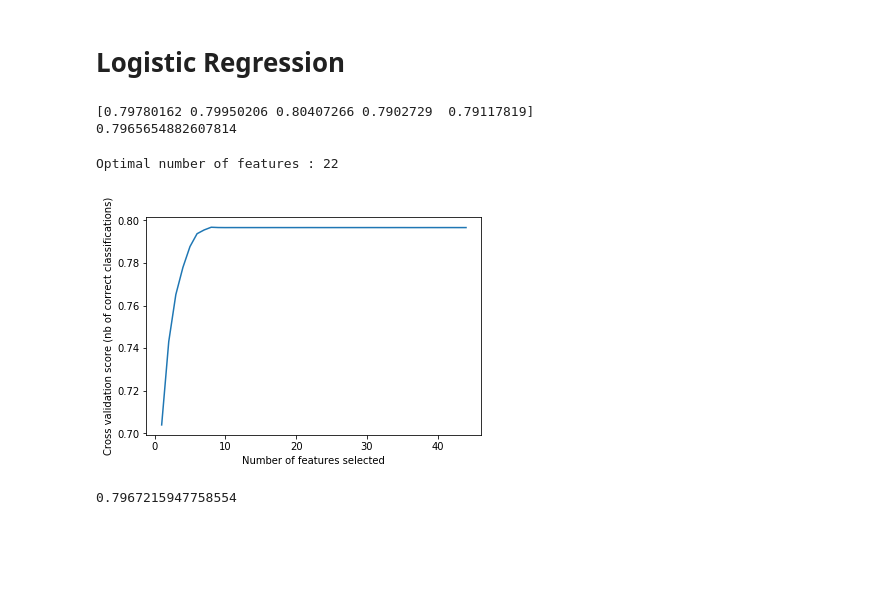
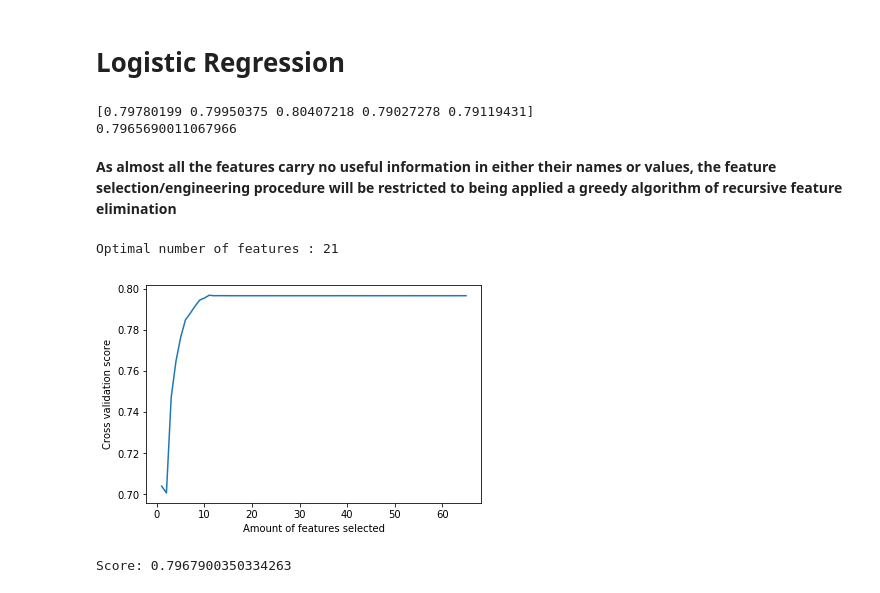
Before and after one commit to arapoff/portfolio, a Jupyter notebook: Credit risk LGBM.ipynb, the cells around one changed output. Saved outputs shown, nothing was run; the diff lists cells and outputs as text; code cells hidden in the pictures; blank space fills up the shorter version.

```diff
--- a/Credit risk LGBM.ipynb
+++ b/Credit risk LGBM.ipynb
@@ -46,7 +73 @@ NUM
 Name: F120, dtype: int64
-# %%
-target = 'TARGET'
-y = a['TARGET'].values
-
-inputs = list(set(a.columns) - set([target]))
-cat_vars = ['F120']
@@ -66,39 +74,51 @@ train_df, val_df, y_train, y_val = train_test_split(c, y, train_size=.8, shuffle
+# %%
+training = table[:30000]
+testing = table[30000:40000]
 # %% [markdown]
 # **Logistic Regression**
+# %%
+# Features "l2" normalization for Logistic Regression model
+from sklearn.preprocessing import normalize
+norm = normalize(training[inputs], 'l2')
+
+norm = pd.DataFrame(norm, index=training.index, columns=training[inputs].columns)
+norm = pd.concat([norm, train['TARGET']], axis=1)
 # %%
+# Model estimation using stratified k-fold validation approach
 from sklearn.model_selection import cross_val_score
-log_reg = LogisticRegression()
-scores = cross_val_score(log_reg, c[inputs], y, cv=5, scoring='roc_auc')
+from sklearn.linear_model import LogisticRegression
+log_reg = LogisticRegression(class_weight=1.2, random_state=42)
+y = train['TARGET']
+scores = cross_val_score(log_reg, norm[inputs], y, cv=5, scoring='roc_auc')
 print(scores)
 print(scores.mean())
 # %% [output]
-[0.79780162 0.79950206 0.80407266 0.7902729  0.79117819]
-0.7965654882607814
+[0.79780199 0.79950375 0.80407218 0.79027278 0.79119431]
+0.7965690011067966
+# %% [markdown]
+**As almost all the features carry no useful information in either their names or values, the feature selection/engineering procedure
+will be restricted to being applied a greedy algorithm of recursive feature elimination**
 # %%
-from sklearn.linear_model import LogisticRegression
-log_reg = LogisticRegression()
-
+# Model estimation using Recursive Feature Elimination and stratified k-fold validation approach
 import matplotlib.pyplot as plt
-
 from sklearn.model_selection import StratifiedKFold
 from sklearn.feature_selection import RFECV
 
-rfecv = RFECV(estimator=log_reg, step=3, cv=StratifiedKFold(5),
+log_reg = LogisticRegression()
+rfecv = RFECV(estimator=log_reg, step=2, cv=StratifiedKFold(5),
               scoring='roc_auc')
-rfecv.fit(c[inputs], y)
+rfecv.fit(norm[inputs], y)
 
 print("Optimal number of features : %d" % rfecv.n_features_)
 
 # Plotting number of features vs. cross-validation "roc_auc" scores
 plt.figure()
-plt.xlabel("Number of features selected")
-plt.ylabel("Cross validation score (nb of correct classifications)")
+plt.xlabel("Amount of features selected")
+plt.ylabel("Cross validation score")
 plt.plot(range(1, len(rfecv.grid_scores_) + 1), rfecv.grid_scores_)
 plt.show()
+print('Score: {} '.format(rfecv.grid_scores_.max()))
 # %% [output]
-Optimal number of features : 22
+Optimal number of features : 21
-[figure, old version]
+[figure, new version]
+Score: 0.7967900350334263
-# %%
-rfecv.grid_scores_.max()
-# %% [output]
-0.7967215947758554
```
Also changed, not shown: parts of 23 cells of this notebook.
